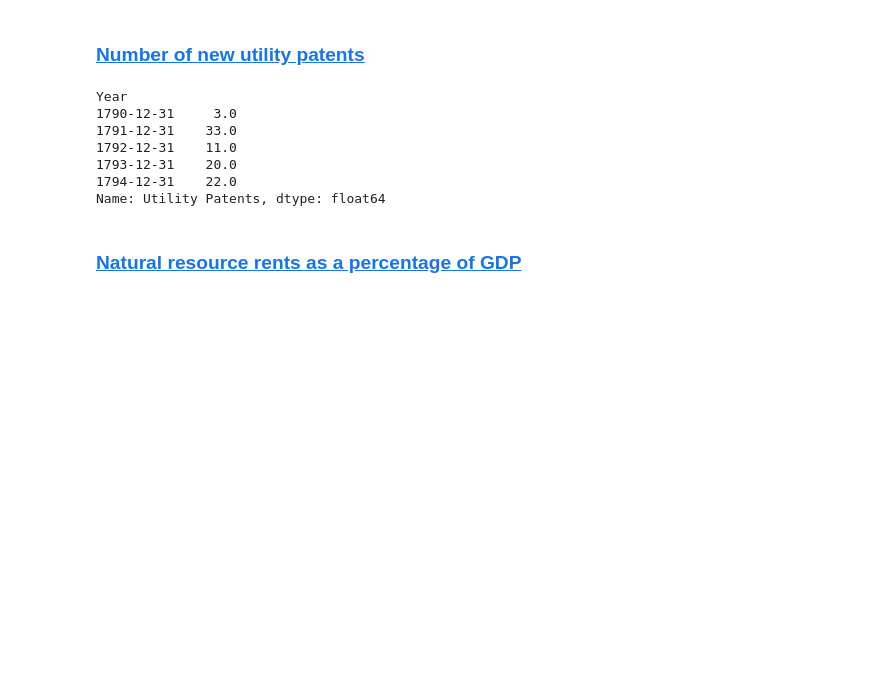
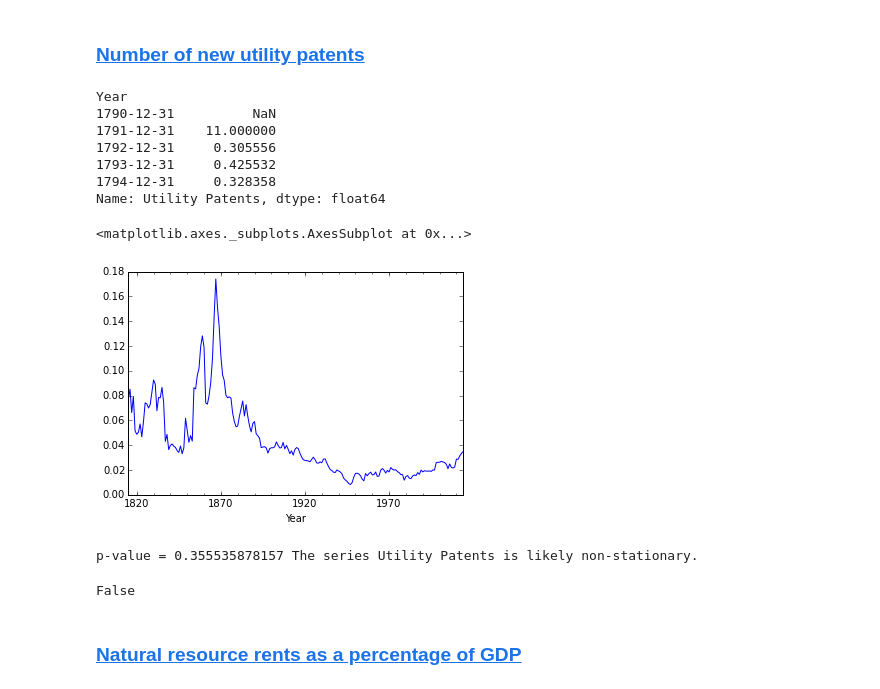
Before and after one commit to jameschristopher/ECON482, a Jupyter notebook: final_project/regressors.ipynb, the cells around one changed output. Saved outputs shown, nothing was run; the diff lists cells and outputs as text; code cells hidden in the pictures; blank space fills up the shorter version.

```diff
--- a/final_project/regressors.ipynb
+++ b/final_project/regressors.ipynb
@@ -21,16 +35,28 @@ def get_quandl_data(code):
 # %%
 patents = get_quandl_data("USPTO/PAT_ACT")
 patents = patents['Utility Patents']
+# %%
+patent_growth = patents.cumsum().pct_change()
 # %%
-patents.head()
+patent_growth.head()
 # %% [output]
 Year
-1790-12-31     3.0
-1791-12-31    33.0
-1792-12-31    11.0
-1793-12-31    20.0
-1794-12-31    22.0
+1790-12-31          NaN
+1791-12-31    11.000000
+1792-12-31     0.305556
+1793-12-31     0.425532
+1794-12-31     0.328358
 Name: Utility Patents, dtype: float64
+# %%
+patent_growth[-200:].plot()
+# %% [output]
+<matplotlib.axes._subplots.AxesSubplot at 0x...>
+[figure, added]
+# %%
+check_for_stationarity(patent_growth[-200:])
+# %% [output]
+p-value = 0.355535878157 The series Utility Patents is likely non-stationary.
+False
 # %% [markdown]
 ### [Natural resource rents as a percentage of GDP](https://www.quandl.com/data/WWDI/USA_NY_GDP_TOTL_RT_ZS-Total-natural-resources-rents-of-GDP-United-States)
 # %%
```
Also changed, not shown: parts of 41 cells of this notebook.
